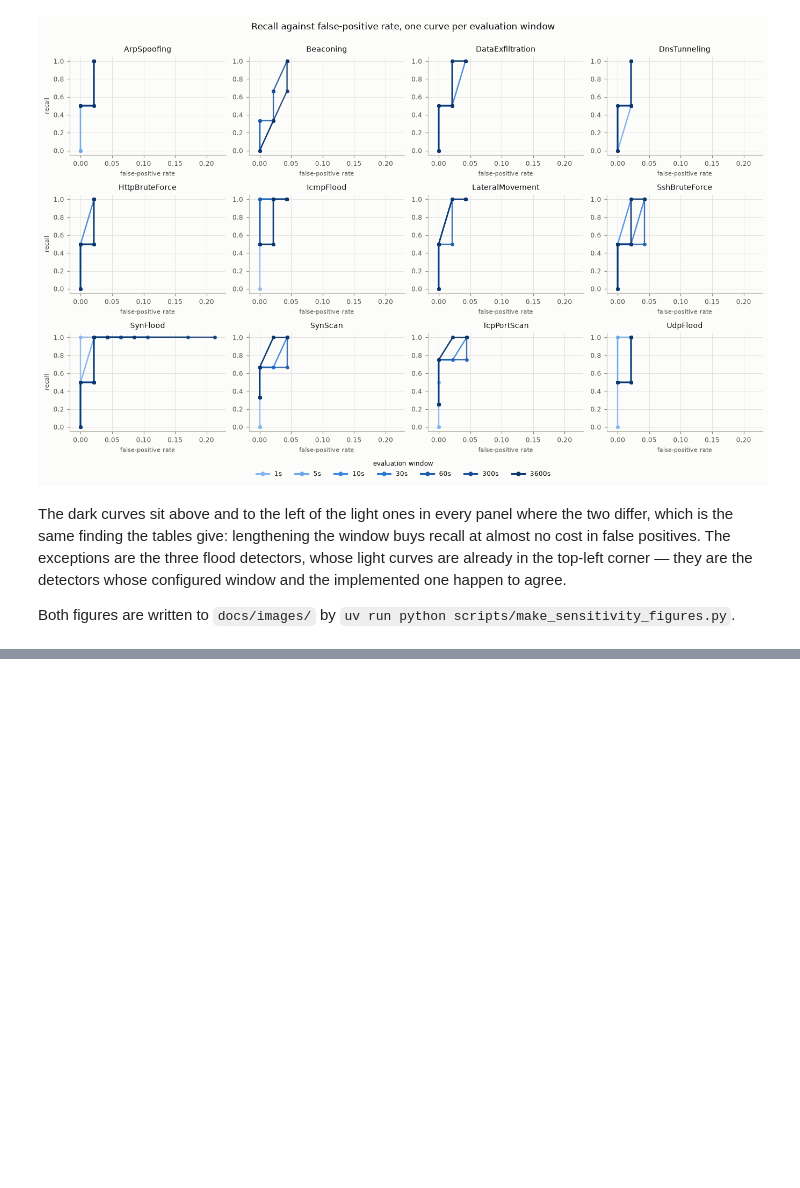
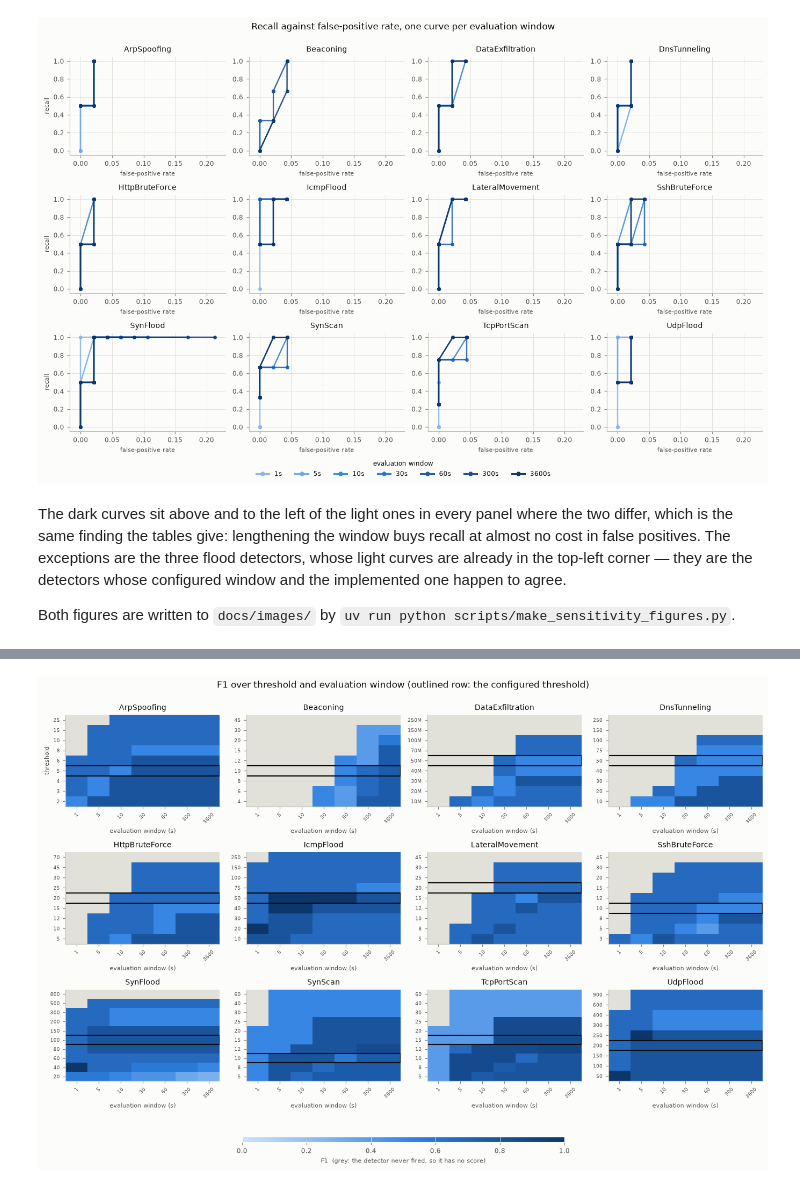
Before and after one commit to YanalSerhan/Network-Intrusion-Detection-System, a Jupyter notebook: notebooks/detection_analysis.ipynb, the cells around one changed output, grey strips where cells are left out. Cells and saved outputs as stored; diff of their text form; code cells hidden in the pictures; blank space fills up the shorter version.

```diff
--- a/notebooks/detection_analysis.ipynb
+++ b/notebooks/detection_analysis.ipynb
@@ -342,0 +355,12 @@ Both figures are written to `docs/images/` by
+# %%
+from sensitivity.detectors import shipped_value
+from sensitivity.grid import THRESHOLDS as GRIDS
+from sensitivity.plots_heatmaps import f1_heatmaps
+
+heatmaps = f1_heatmaps(
+    metrics,
+    {name: float(shipped_value(name, parameter)) for name, (parameter, _) in GRIDS.items()},
+    "F1 over threshold and evaluation window (outlined row: the configured threshold)",
+)
+# %% [output]
+[figure, added]
```
Also changed, not shown: parts of 2 cells of this notebook, 4 other files.
